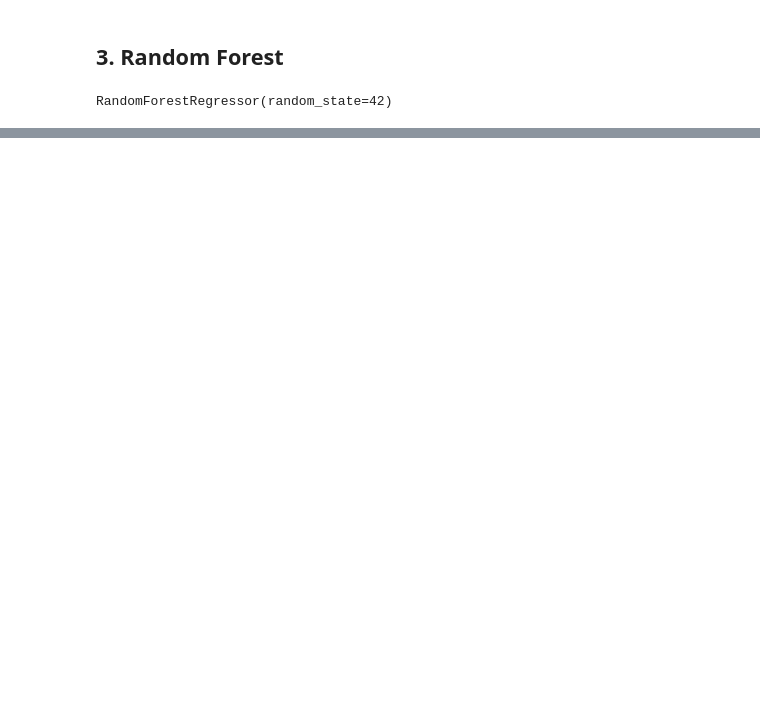
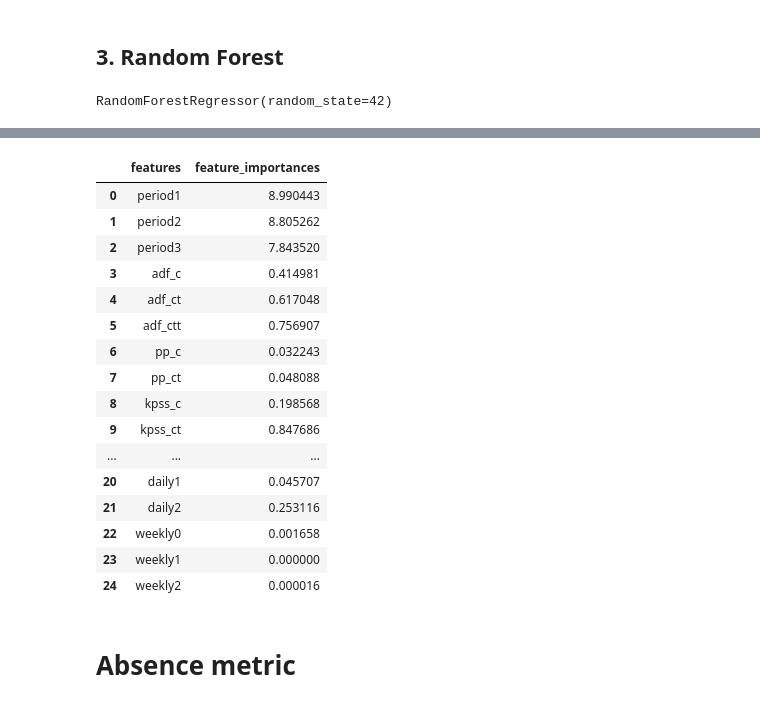
Before and after one commit to fedorbondar/tempo-performance, a Jupyter notebook: notebooks/compare_models.ipynb, the cells around one changed output, grey strips where cells are left out. Cells and saved outputs as stored; diff of their text form; code cells hidden in the pictures; blank space fills up the shorter version.

```diff
--- a/notebooks/compare_models.ipynb
+++ b/notebooks/compare_models.ipynb
@@ -348,0 +561,2 @@ pd.DataFrame({'features': X.columns, 'feature_importances': cb_grid_search.best_
+# %%
+cb_model.fit(X_train, y_train)
@@ -348,0 +588,6 @@ pd.DataFrame({'features': X.columns, 'feature_importances': cb_grid_search.best_
+# %%
+cb_param_grid = {'iterations': [500, 700, 1000, 2000, 2500]}
+# %%
+cb_grid_search = GridSearchCV(estimator=cb_model, param_grid=cb_param_grid, cv=5, scoring='neg_mean_squared_error', verbose=3)
+# %%
+cb_grid_search.fit(X_train, y_train)
@@ -348,0 +636,22 @@ pd.DataFrame({'features': X.columns, 'feature_importances': cb_grid_search.best_
+# %%
+pd.DataFrame({'features': X.columns, 'feature_importances': cb_grid_search.best_estimator_.get_feature_importance()})
+# %% [output]
+|  | features | feature_importances |
+| 0 | period1 | 8.990443 |
+| 1 | period2 | 8.805262 |
+| 2 | period3 | 7.843520 |
+| 3 | adf_c | 0.414981 |
+| 4 | adf_ct | 0.617048 |
+| 5 | adf_ctt | 0.756907 |
+| 6 | pp_c | 0.032243 |
+| 7 | pp_ct | 0.048088 |
+| 8 | kpss_c | 0.198568 |
+| 9 | kpss_ct | 0.847686 |
+| ... | ... | ... |
+| 20 | daily1 | 0.045707 |
+| 21 | daily2 | 0.253116 |
+| 22 | weekly0 | 0.001658 |
+| 23 | weekly1 | 0.000000 |
+| 24 | weekly2 | 0.000016 |
+# %% [markdown]
+# **Absence metric**
```
Also changed, not shown: parts of 134 cells of this notebook, 1 other file.
